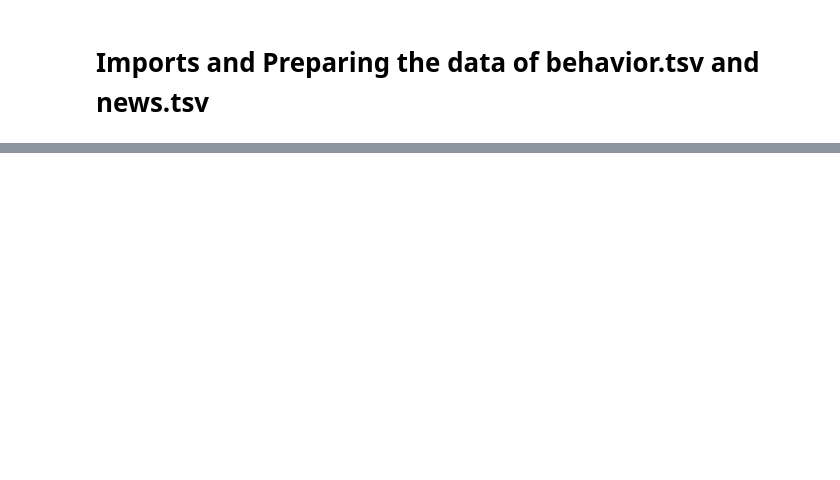
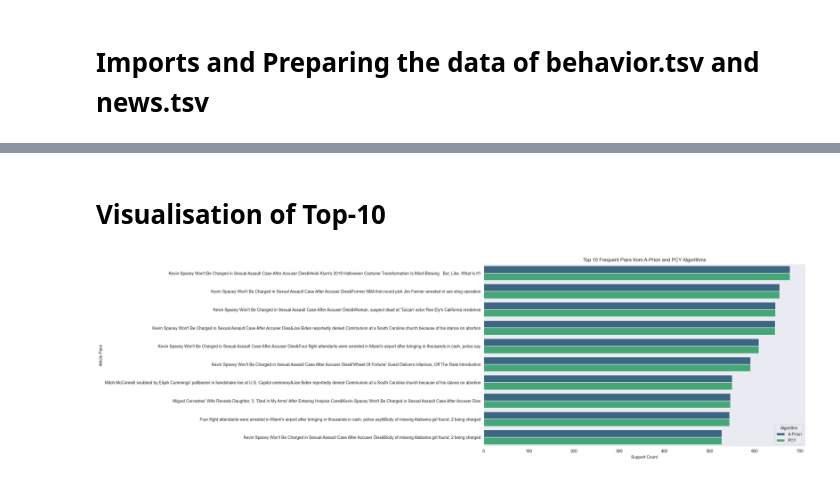
Before and after one commit to Jus-tiine/CTDS, a Jupyter notebook: FrequentPattern.ipynb, the cells around one changed output, grey strips where cells are left out. Cells and saved outputs as stored; diff of their text form; code cells hidden in the pictures; blank space fills up the shorter version.

Commit message:
Update FrequentPattern mit allen von "A-Priori und PCY"

```diff
--- a/FrequentPattern.ipynb
+++ b/FrequentPattern.ipynb
@@ -198,0 +202,17 @@ Number of frequent pairs: 23
+# %%
+# Extract top 10 pairs from both algorithms
+pairs_list_apriori = list(frequent_pairs_apriori.items())
+sorted_pairs_apriori = sorted(pairs_list_apriori, key=lambda x: x[1], reverse=True)
+top_10_apriori = sorted_pairs_apriori[:10]
+
+pairs_list_pcy = list(frequent_pairs_pcy.items())
+sorted_pairs_pcy = sorted(pairs_list_pcy, key=lambda x: x[1], reverse=True)
+top_10_pcy = sorted_pairs_pcy[:10]
+
+print("Top 10 Pairs - A-Priori:")
+for pair, count in top_10_apriori:
+    print(pair, count)
+# Extract top 10 pairs from both algorithms
+print("\nTop 10 Pairs - PCY:")
+for pair, count in top_10_pcy:
+    print(pair, count)
@@ -198,0 +237,35 @@ Number of frequent pairs: 23
+# %% [markdown]
+# Visualisation of Top-10
+# %%
+# Prepare data for plotting
+apriori_pairs = []
+apriori_counts = []
+for pair, count in top_10_apriori:
+    title = str(news_title_dict[pair[0]]) + "&" + str(news_title_dict[pair[1]])
+    apriori_pairs.append(title)
+    apriori_counts.append(count)
+
+pcy_pairs = []
+pcy_counts = []
+for pair, count in top_10_pcy:
+    title = str(news_title_dict[pair[0]]) + "&" + str(news_title_dict[pair[1]])
+    pcy_pairs.append(title)
+    pcy_counts.append(count)
+
+# Df for easier vizualisation
+plot_data = pd.DataFrame({
+    'Pair': apriori_pairs + pcy_pairs,
+    'Count': apriori_counts + pcy_counts,
+    'Algorithm': ['A-Priori'] * 10 + ['PCY'] * 10})
+
+plt.figure(figsize=(14, 8))
+sns.barplot(data=plot_data, x='Count', y='Pair', hue='Algorithm', palette='viridis')
+
+plt.title('Top 10 Frequent Pairs from A-Priori and PCY Algorithms')
+plt.xlabel('Support Count')
+plt.ylabel('Article Pairs')
+plt.legend(title='Algorithm')
+plt.grid(axis='x')
+plt.show()
+# %% [output]
+[figure, added]
```
Also changed, not shown: parts of 25 cells of this notebook.
